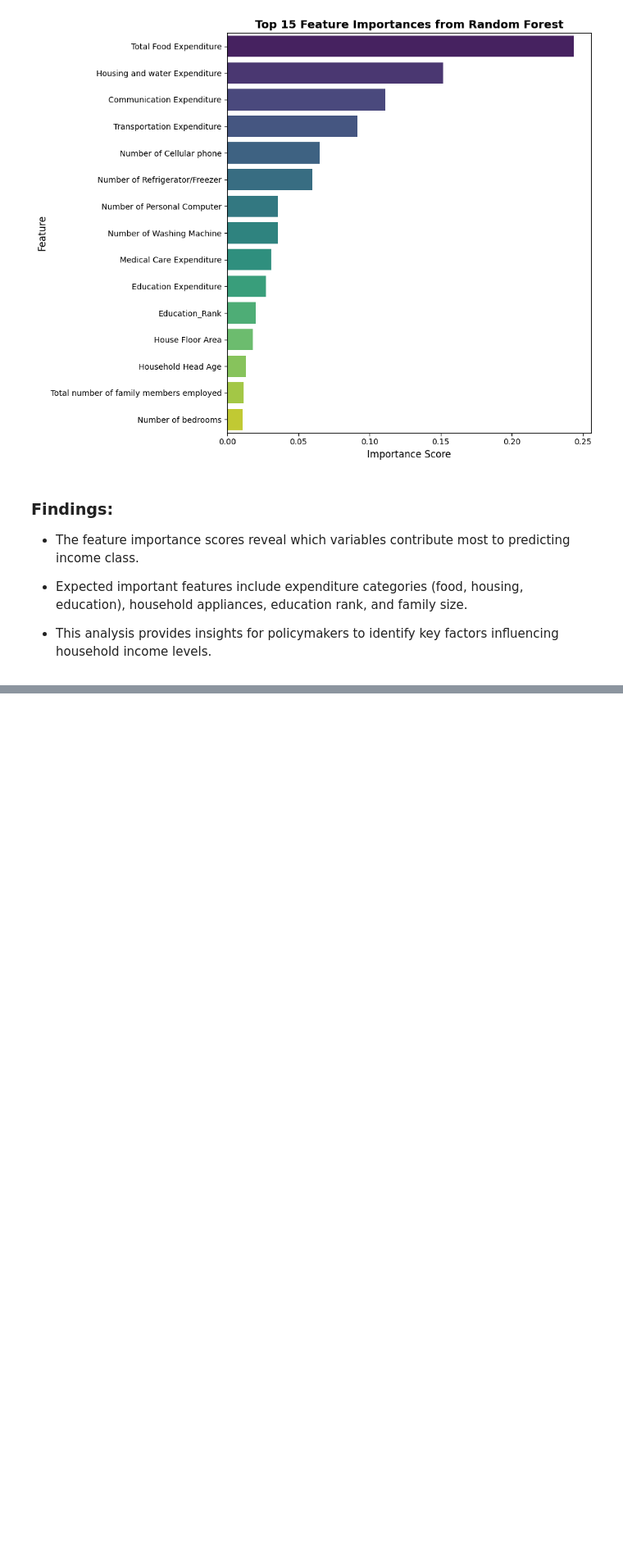
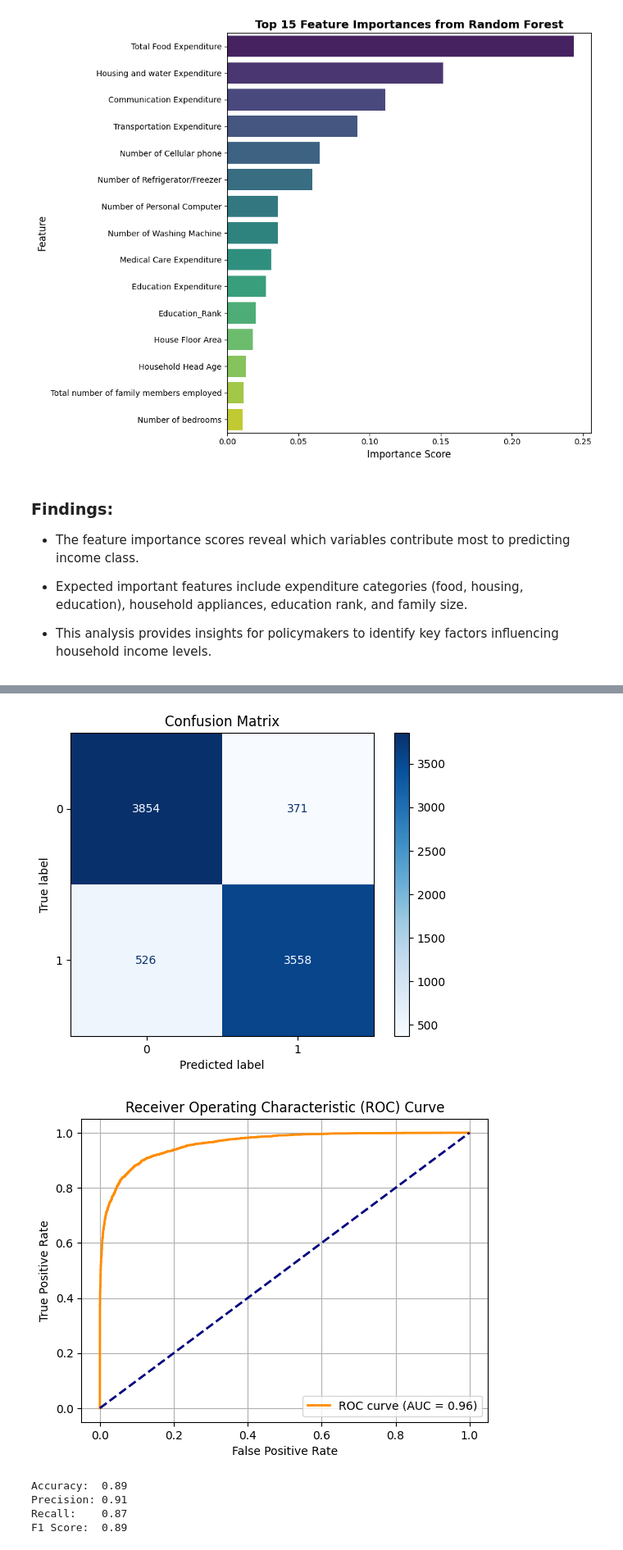
Before and after one commit to MJTeopaco/IS_Machine_Learning, a Jupyter notebook: classification/06_Act_Classification.ipynb, the cells around one changed output, grey strips where cells are left out. Shown: that part at 82% size. Saved outputs shown, nothing was run; the diff lists cells and outputs as text; code cells hidden in the pictures; blank space fills up the shorter version.

```diff
--- a/classification/06_Act_Classification.ipynb
+++ b/classification/06_Act_Classification.ipynb
@@ -961,0 +962,6 @@ Top 15 Most Important Features:
+# %%
+# Predict income class using the trained Random Forest model
+y_pred = rf_model.predict(X_test)
+
+# Display first 20 predictions
+print("Sample Predictions:", y_pred[:20])
@@ -961,0 +1010,50 @@ Top 15 Most Important Features:
+# %%
+from sklearn.metrics import confusion_matrix, ConfusionMatrixDisplay, roc_curve, auc
+from sklearn.metrics import accuracy_score, precision_score, recall_score, f1_score
+
+# --- Confusion Matrix ---
+cm = confusion_matrix(y_test, y_pred)
+disp = ConfusionMatrixDisplay(confusion_matrix=cm, display_labels=rf_model.classes_)
+disp.plot(cmap=plt.cm.Blues)
+plt.title("Confusion Matrix")
+plt.grid(False)
+plt.show()
+
+# --- ROC Curve ---
+# Get predicted probabilities for the positive class (1)
+y_proba = rf_model.predict_proba(X_test)[:, 1]
+
+# Compute ROC curve and AUC
+fpr, tpr, thresholds = roc_curve(y_test, y_proba)
+roc_auc = auc(fpr, tpr)
+
+# Plot ROC curve
+plt.figure()
+plt.plot(fpr, tpr, color='darkorange', lw=2, label=f'ROC curve (AUC = {roc_auc:.2f})')
+plt.plot([0, 1], [0, 1], color='navy', lw=2, linestyle='--')
+plt.xlabel('False Positive Rate')
+plt.ylabel('True Positive Rate')
+plt.title('Receiver Operating Characteristic (ROC) Curve')
+plt.legend(loc="lower right")
+plt.grid(True)
+plt.show()
+
+
+# --- Classification Metrics ---
+accuracy = accuracy_score(y_test, y_pred)
+precision = precision_score(y_test, y_pred)
+recall = recall_score(y_test, y_pred)
+f1 = f1_score(y_test, y_pred)
+
+# Display metrics
+print(f"Accuracy:  {accuracy:.2f}")
+print(f"Precision: {precision:.2f}")
+print(f"Recall:    {recall:.2f}")
+print(f"F1 Score:  {f1:.2f}")
+# %% [output]
+[figure, added]
+[figure, added]
+Accuracy:  0.89
+Precision: 0.91
+Recall:    0.87
+F1 Score:  0.89
```
Also changed, not shown: parts of 12 cells of this notebook.
